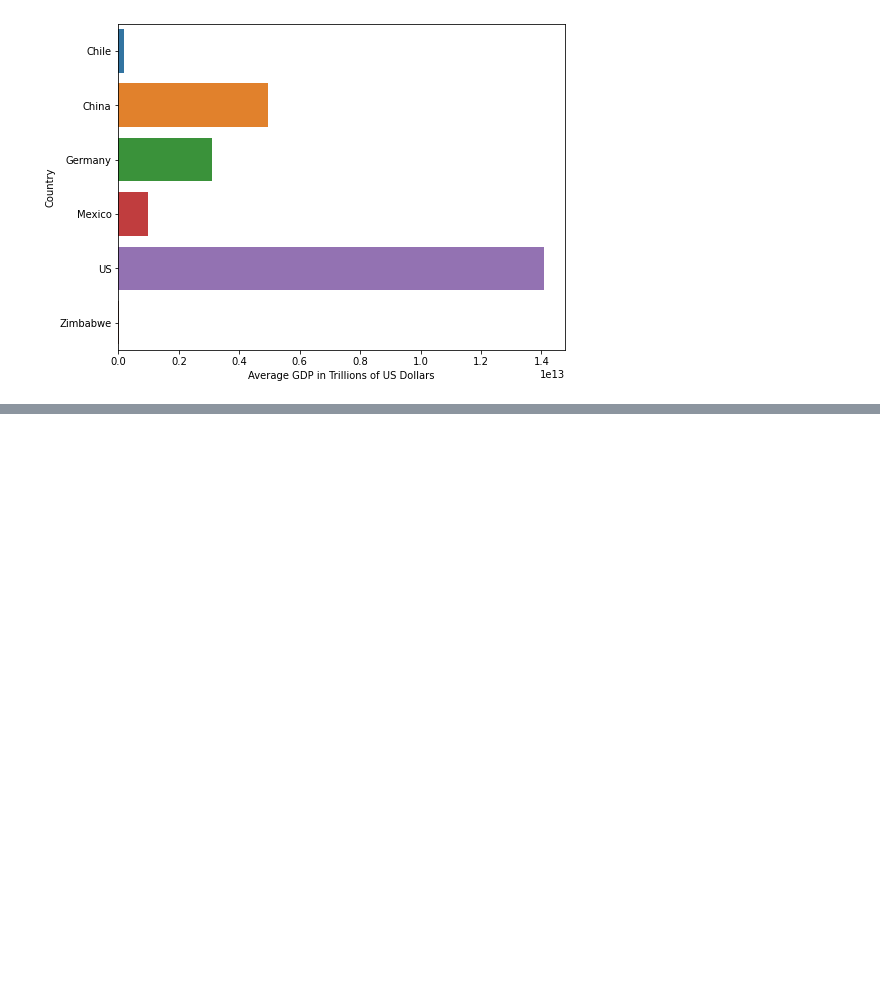
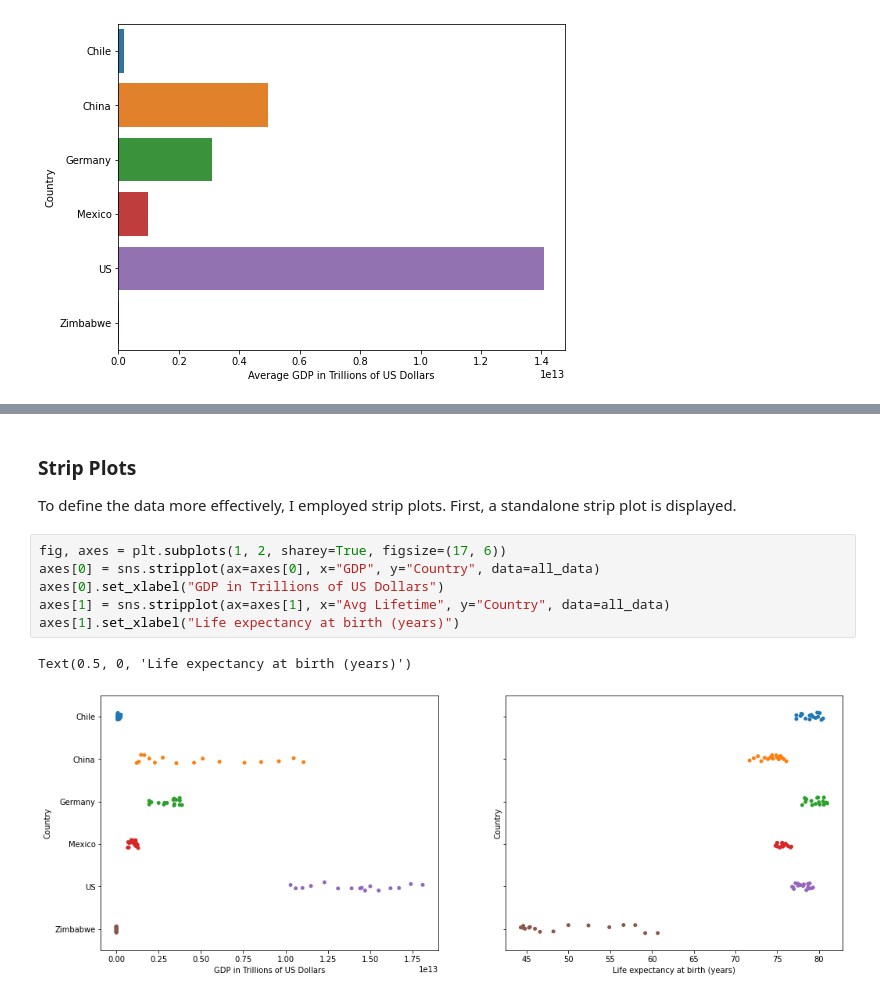
Before and after one commit to baker-jr-john/Life_Expectancy_and_GDP, a Jupyter notebook: life_expectancy_gdp.ipynb, the cells around one changed output, grey strips where cells are left out. Saved outputs shown, nothing was run; the diff lists cells and outputs as text; blank space fills up the shorter version.

```diff
--- a/life_expectancy_gdp.ipynb
+++ b/life_expectancy_gdp.ipynb
@@ -135,0 +156,13 @@ The US has a *huge* GDP compared to the other countries. China, Germany and Mexi
+# %% [markdown]
+### Strip Plots
+
+To define the data more effectively, I employed strip plots. First, a standalone strip plot is displayed.
+# %%
+fig, axes = plt.subplots(1, 2, sharey=True, figsize=(17, 6))
+axes[0] = sns.stripplot(ax=axes[0], x="GDP", y="Country", data=all_data)
+axes[0].set_xlabel("GDP in Trillions of US Dollars")
+axes[1] = sns.stripplot(ax=axes[1], x="Avg Lifetime", y="Country", data=all_data)
+axes[1].set_xlabel("Life expectancy at birth (years)")
+# %% [output]
+Text(0.5, 0, 'Life expectancy at birth (years)')
+[figure, added]
```
Also changed, not shown: parts of 18 cells of this notebook.
